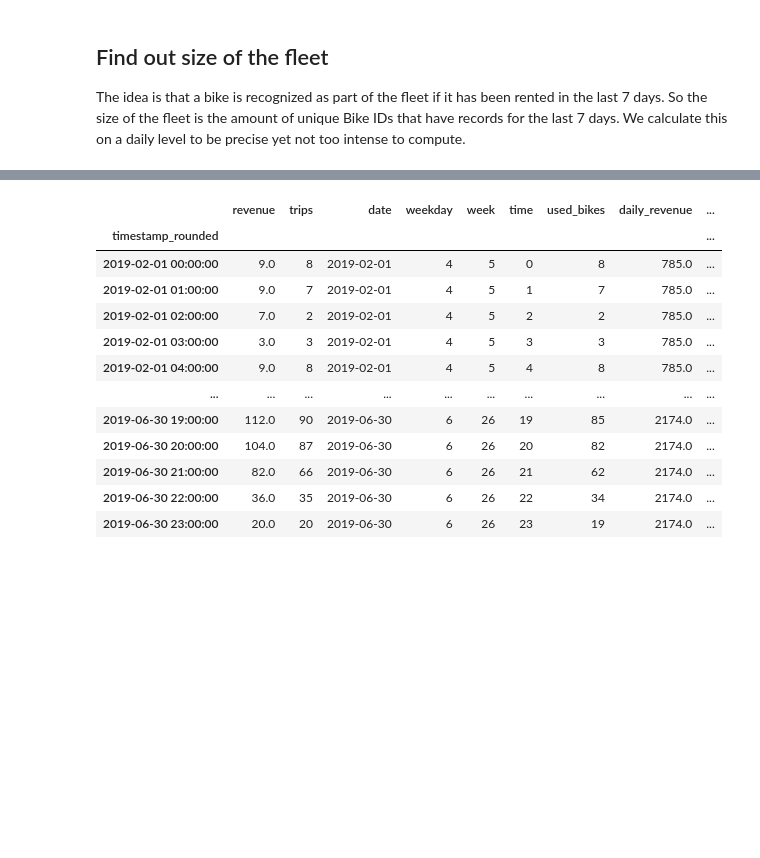
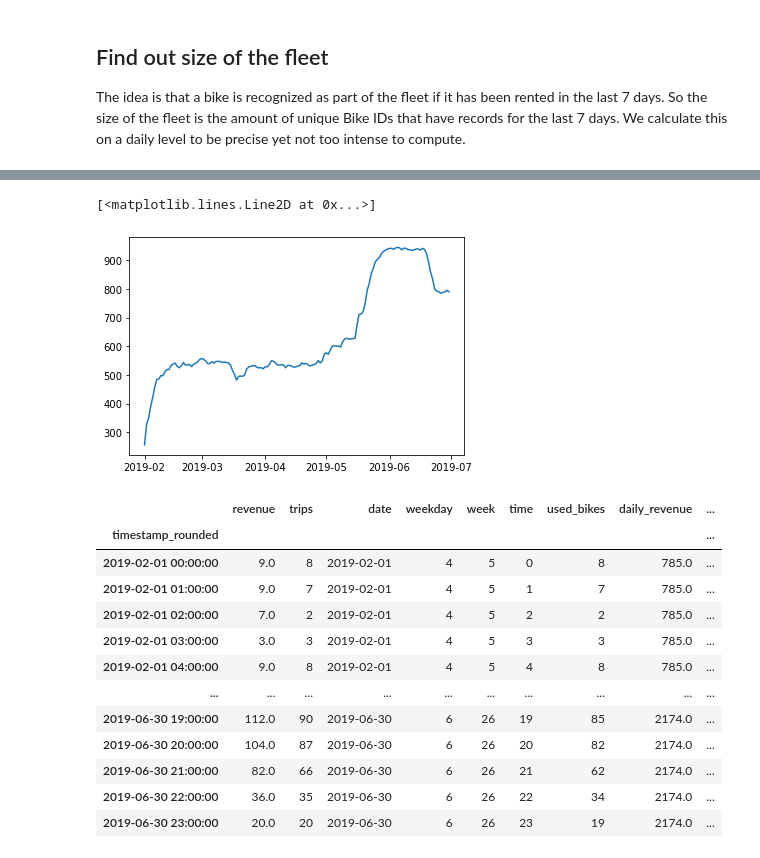
Before and after one commit to MoritzWolf09/Analytics, a Jupyter notebook: dataset-clean.ipynb, the cells around one changed output, grey strips where cells are left out. Saved outputs shown, nothing was run; the diff lists cells and outputs as text; code cells hidden in the pictures; blank space fills up the shorter version.

```diff
--- a/dataset-clean.ipynb
+++ b/dataset-clean.ipynb
@@ -280,3 +270,8 @@ df_by_date_merged
+# %%
+plt.plot(fleet_size.index,fleet_size.fleet_size)
+# %% [output]
+[<matplotlib.lines.Line2D at 0x...>]
+[figure, added]
 # %%
 df_by_hour = df.groupby("timestamp_rounded").agg(
     revenue=('revenue', "sum"),
```
Also changed, not shown: parts of 18 cells of this notebook.
